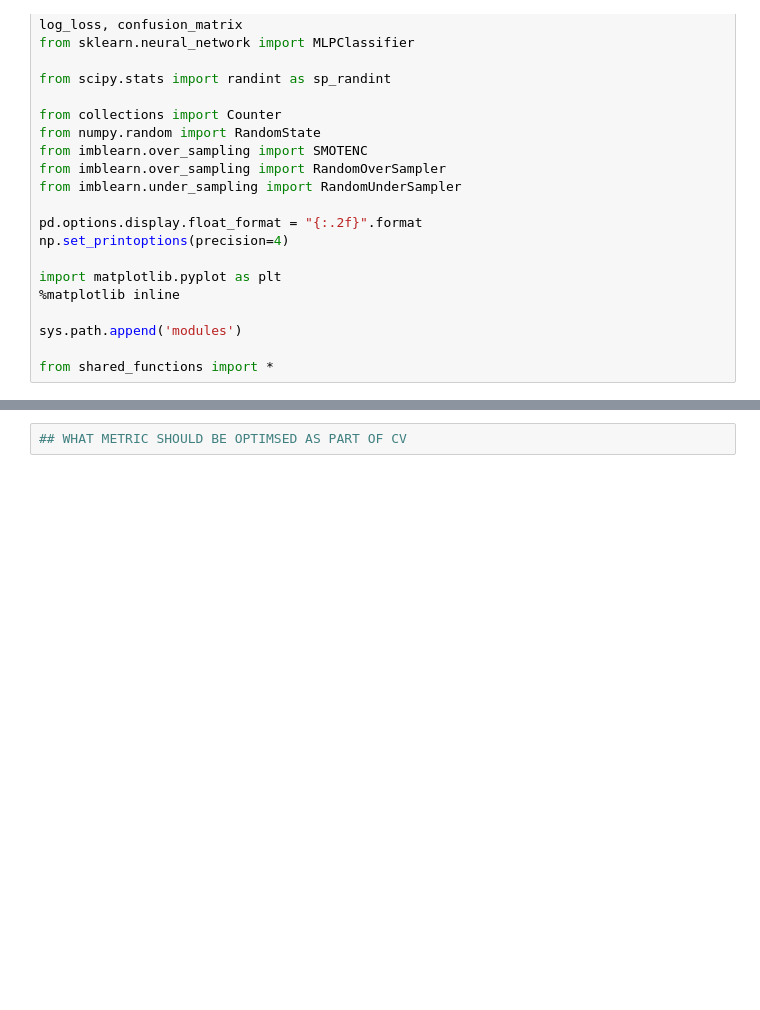
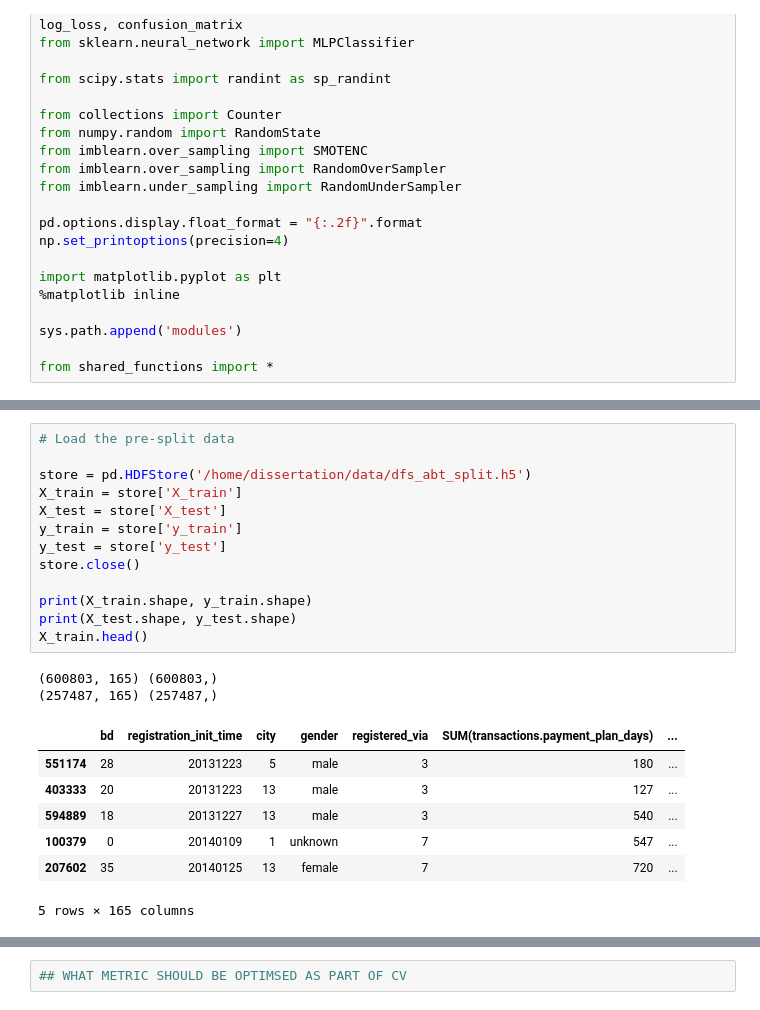
Before and after one commit to d18124313/dissertation, a Jupyter notebook: Approach 3 - WSDM Churn DFS Model + Default Model.ipynb, the cells around one changed output, grey strips where cells are left out. Drawn from its saved outputs; the diff is of its cells as text; blank space fills up the shorter version.

```diff
--- a/Approach 3 - WSDM Churn DFS Model + Default Model.ipynb
+++ b/Approach 3 - WSDM Churn DFS Model + Default Model.ipynb
@@ -56 +41,24 @@ base_dataset.head()
+# %%
+# Load the pre-split data
+
+store = pd.HDFStore('/home/dissertation/data/dfs_abt_split.h5')
+X_train = store['X_train']
+X_test = store['X_test']
+y_train = store['y_train']
+y_test = store['y_test']
+store.close()
+
+print(X_train.shape, y_train.shape)
+print(X_test.shape, y_test.shape)
+X_train.head()
+# %% [output]
+(600803, 165) (600803,)
+(257487, 165) (257487,)
+|  | bd | registration_init_time | city | gender | registered_via | SUM(transactions.payment_plan_days) | ... |
+| 551174 | 28 | 20131223 | 5 | male | 3 | 180 | ... |
+| 403333 | 20 | 20131223 | 13 | male | 3 | 127 | ... |
+| 594889 | 18 | 20131227 | 13 | male | 3 | 540 | ... |
+| 100379 | 0 | 20140109 | 1 | unknown | 7 | 547 | ... |
+| 207602 | 35 | 20140125 | 13 | female | 7 | 720 | ... |
+5 rows × 165 columns
 # %%
```
Also changed, not shown: parts of 13 cells of this notebook, 2 other files.
